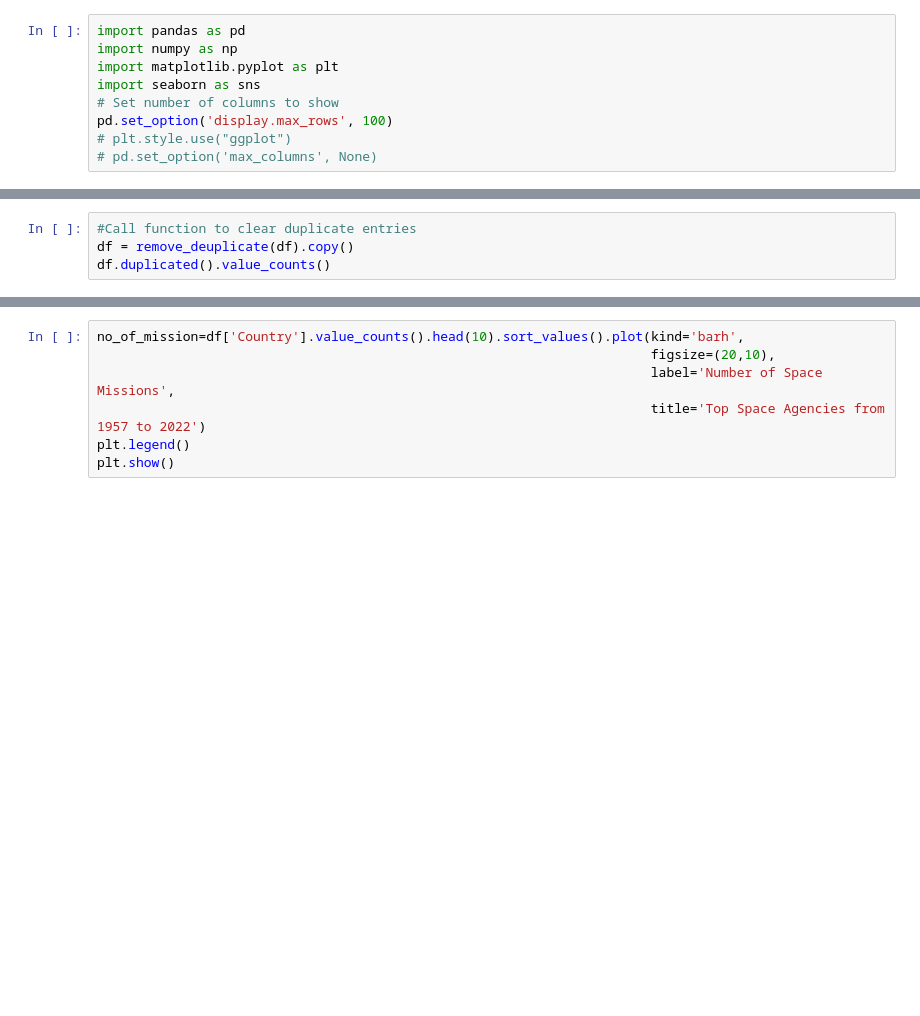
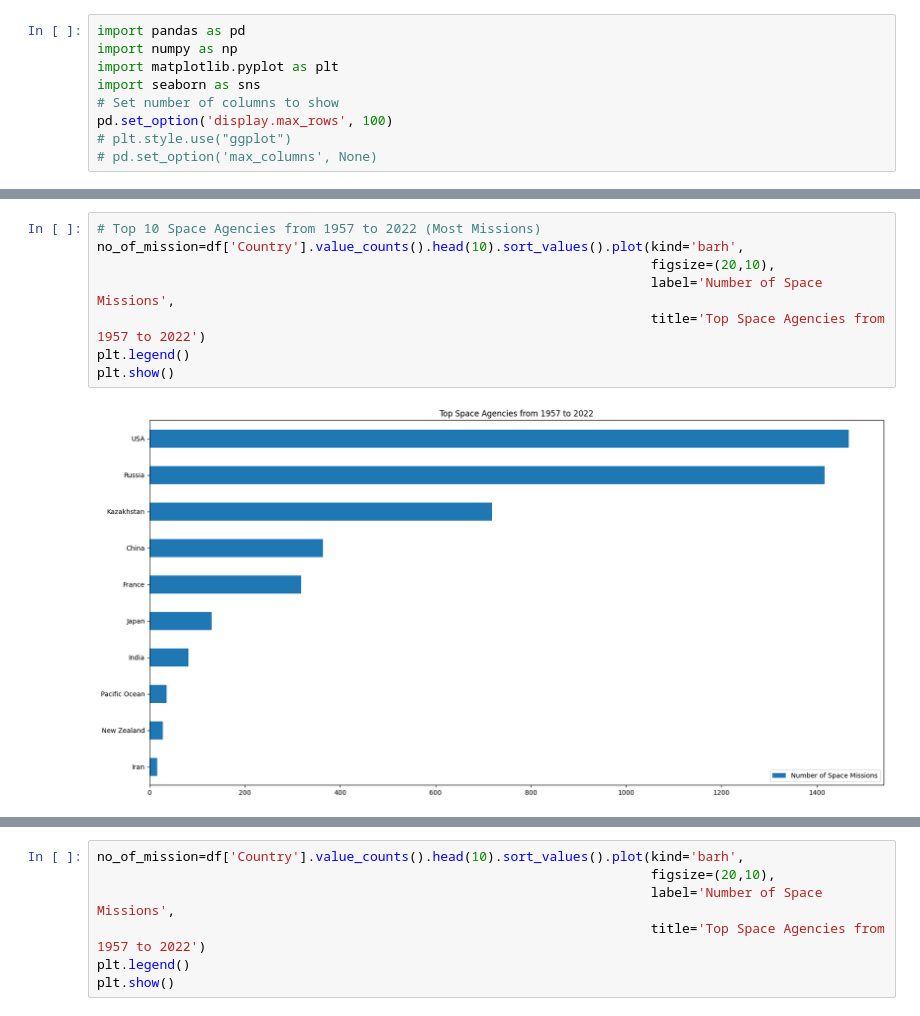
Before and after one commit to Rkhan77/Rkhan77.github.io, a Jupyter notebook: 1957-2022 Space Missions.ipynb, the cells around one changed output, grey strips where cells are left out. Drawn from its saved outputs; the diff is of its cells as text; blank space fills up the shorter version.

```diff
--- a/1957-2022 Space Missions.ipynb
+++ b/1957-2022 Space Missions.ipynb
@@ -123,4 +76,0 @@ dtype: int64
-# %%
-#Call function to clear duplicate entries
-df = remove_deuplicate(df).copy()
-df.duplicated().value_counts()
@@ -144 +132,11 @@ dtype: int64
+# %%
+# Top 10 Space Agencies from 1957 to 2022 (Most Missions)
+no_of_mission=df['Country'].value_counts().head(10).sort_values().plot(kind='barh',
+                                                                       figsize=(20,10),
+                                                                       label='Number of Space Missions',
+                                                                       title='Top Space Agencies from 1957 to 2022')
+plt.legend()
+plt.show()
+# %% [output]
+[figure, added]
 # %%
```
Also changed, not shown: parts of 44 cells of this notebook.
